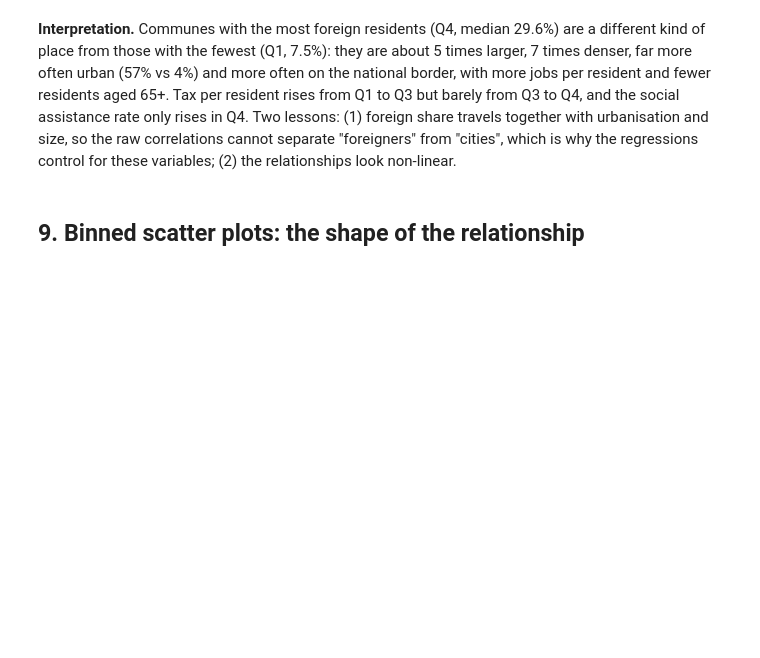
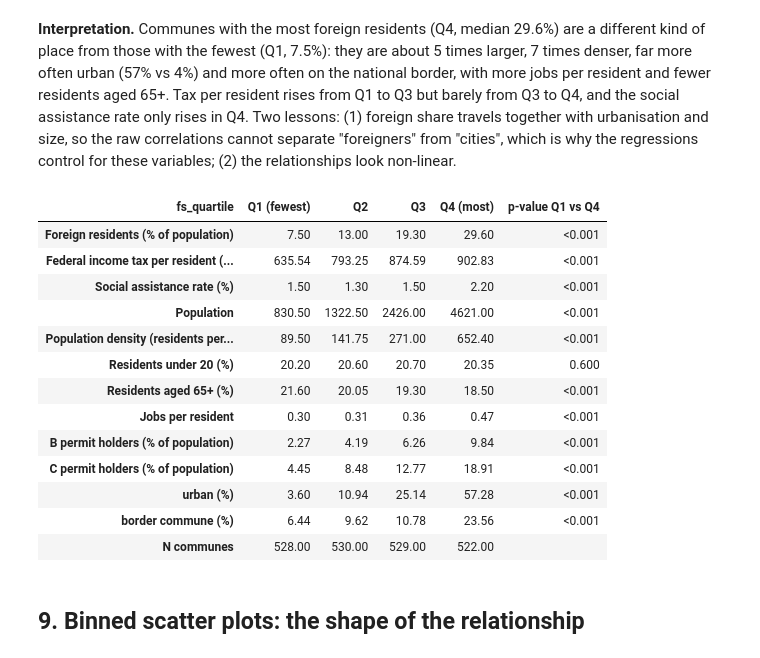
Before and after one commit to bousmarc/ADA-Project, a Jupyter notebook: notebooks/03_descriptive_stats.ipynb, the cells around one changed output. Drawn from its saved outputs; the diff is of its cells as text; code cells hidden in the pictures; blank space fills up the shorter version.

Commit message:
Notebook 03: Q1 vs Q4 significance tests, LaTeX tables; add jinja2 to requirements

```diff
--- a/notebooks/03_descriptive_stats.ipynb
+++ b/notebooks/03_descriptive_stats.ipynb
@@ -538,6 +538,39 @@ table2
 | N communes | 528.00 | 530.00 | 529.00 | 522.00 |
 # %% [markdown]
 **Interpretation.** Communes with the most foreign residents (Q4, median 29.6%) are a different kind of place from those with the fewest (Q1, 7.5%): they are about 5 times larger, 7 times denser, far more often urban (57% vs 4%) and more often on the national border, with more jobs per resident and fewer residents aged 65+. Tax per resident rises from Q1 to Q3 but barely from Q3 to Q4, and the social assistance rate only rises in Q4. Two lessons: (1) foreign share travels together with urbanisation and size, so the raw correlations cannot separate "foreigners" from "cities", which is why the regressions control for these variables; (2) the relationships look non-linear.
+# %%
+from scipy.stats import mannwhitneyu
+
+# Q1 vs Q4: Mann-Whitney test (compares ranks, so it suits medians of skewed variables)
+q1 = df[df["fs_quartile"] == "Q1 (fewest)"].assign(urban=lambda d: (d["urban_rural"] == "urban").astype(float))
+q4 = df[df["fs_quartile"] == "Q4 (most)"].assign(urban=lambda d: (d["urban_rural"] == "urban").astype(float))
+
+tested = {**{v: helpers.LABELS[v] for v in compare_vars},
+          "urban": "urban (%)", "border_commune": "border commune (%)"}
+p_values = {}
+for column, row_name in tested.items():
+    p_values[row_name] = mannwhitneyu(q1[column].dropna(), q4[column].dropna()).pvalue
+
+table2["p-value Q1 vs Q4"] = (pd.Series(p_values)
+                              .map(lambda p: "<0.001" if p < 0.001 else f"{p:.3f}"))
+table2["p-value Q1 vs Q4"] = table2["p-value Q1 vs Q4"].fillna("")
+table2.to_csv(OUT / "table2_by_foreign_share_quartile.csv")
+table2
+# %% [output]
+| fs_quartile | Q1 (fewest) | Q2 | Q3 | Q4 (most) | p-value Q1 vs Q4 |
+| Foreign residents (% of population) | 7.50 | 13.00 | 19.30 | 29.60 | <0.001 |
+| Federal income tax per resident (... | 635.54 | 793.25 | 874.59 | 902.83 | <0.001 |
+| Social assistance rate (%) | 1.50 | 1.30 | 1.50 | 2.20 | <0.001 |
+| Population | 830.50 | 1322.50 | 2426.00 | 4621.00 | <0.001 |
+| Population density (residents per... | 89.50 | 141.75 | 271.00 | 652.40 | <0.001 |
+| Residents under 20 (%) | 20.20 | 20.60 | 20.70 | 20.35 | 0.600 |
+| Residents aged 65+ (%) | 21.60 | 20.05 | 19.30 | 18.50 | <0.001 |
+| Jobs per resident | 0.30 | 0.31 | 0.36 | 0.47 | <0.001 |
+| B permit holders (% of population) | 2.27 | 4.19 | 6.26 | 9.84 | <0.001 |
+| C permit holders (% of population) | 4.45 | 8.48 | 12.77 | 18.91 | <0.001 |
+| urban (%) | 3.60 | 10.94 | 25.14 | 57.28 | <0.001 |
+| border commune (%) | 6.44 | 9.62 | 10.78 | 23.56 | <0.001 |
+| N communes | 528.00 | 530.00 | 529.00 | 522.00 |  |
 # %% [markdown]
 ## 9. Binned scatter plots: the shape of the relationship
 # %%
```
Also changed, not shown: parts of 1 cell of this notebook, 6 other files.
